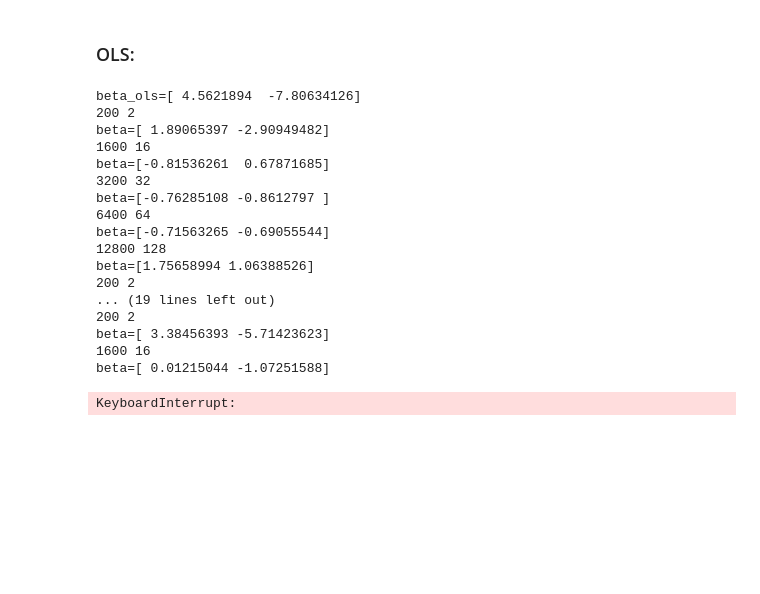
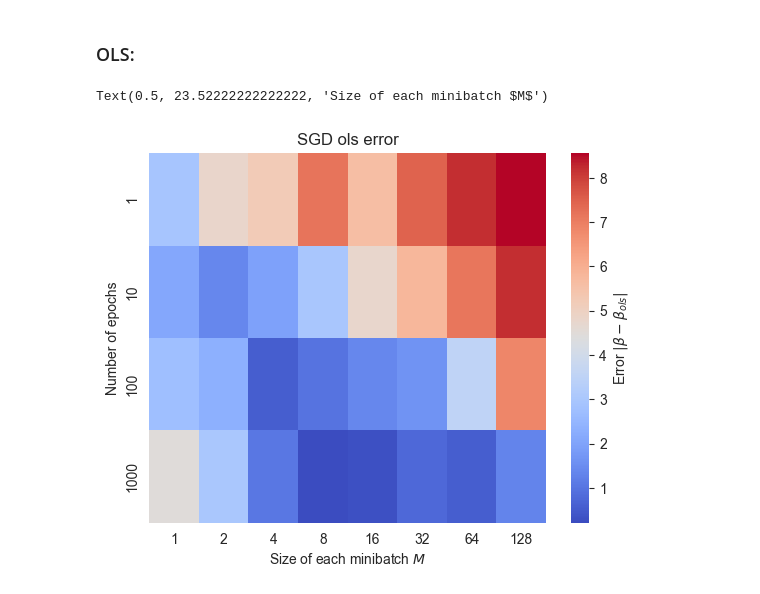
Before and after one commit to LassePladsen/FYS-STK3155-4155, a Jupyter notebook: Weekly exercises/41/Week 41 Lasse Pladsen.ipynb, the cells around one changed output. Saved outputs shown, nothing was run; the diff lists cells and outputs as text; code cells hidden in the pictures; blank space fills up the shorter version.

```diff
--- a/Weekly exercises/41/Week 41 Lasse Pladsen.ipynb
+++ b/Weekly exercises/41/Week 41 Lasse Pladsen.ipynb
@@ -361,51 +363,51 @@ Again I'm not sure this is correct.
 ### OLS:
 # %%
 # SDG parameters
-M_vals = np.asarray([2, 16, 32, 64, 128])  # minibatch sizes
+M_vals = np.asarray([1, 2, 4, 8, 16, 32, 64, 128])  # size of each minibatch
 N_epoch_vals = [1, 10, 100, 1000]  # number of iterations over all the minibatches
 
-m_vals = (N * M_vals).astype(int)  # number of minibatches
-
+m_vals = (N / M_vals).astype(int)  # number of minibatches
 
 def learning_schedule(t):
     """Function for a scaling learning rate, it reduces over time/iterations."""
     t0 = 5
     t1 = 50
     return t0 / (t + t1)
 
 
-print(f"beta_ols={beta_ols.ravel()}")
-for N_epoch in N_epoch_vals:  # iterate through different epochs values
-    for k, m in enumerate(m_vals):  # then iterate through different values of total number of batches
-        M = M_vals[k]  # size of each minibatch
+errors = np.empty((M_vals.size, len(N_epoch_vals)))
+for j, N_epoch in enumerate(N_epoch_vals):  # iterate through different epochs values
+    # then iterate through different values of total number of batches m (and corresponding M)
+    for i, m in enumerate(m_vals):
+        M = M_vals[j]
         beta = rng.standard_normal((2, 1))  # create 2 random beta parameters [b_0, b_1]
 
         for epoch in range(N_epoch):  # then iterate through all different epoch values
-            for i in range(m):  # now do the ols calculation for the epoch iterations
+            for k in range(m):  # now do the GD calculation for each of the minibatches
+                # Pick a minibatch at random
                 random_index = M * rng.integers(m)
-                xi = X[random_index:random_index + M]
-                yi = y[random_index:random_index + M]
-                gradients = 2 / M * xi.T @ ((xi @ beta) - yi)
-                learn_rate = learning_schedule(epoch * m + i)
+                xk = X[random_index:random_index + M]
+                yk = y[random_index:random_index + M]
+
+                # Gradient descent on the random batch
+                gradients = 2 / M * xk.T @ ((xk @ beta) - yk)
+                learn_rate = learning_schedule(epoch * m + k)
                 beta -= learn_rate * gradients
-        print(m, M)
-        print(f"beta={beta.ravel()}")
+        errors[i, j] = np.max(abs(beta - beta_ols))
+
+# Error heatmap
+plt.figure()
+plt.title("SGD ols error")
+ax = sb.heatmap(
+        errors.T,
+        annot=False,
+        cmap="coolwarm",
+        xticklabels=M_vals,
+        yticklabels=N_epoch_vals,
+)
+ax.collections[0].colorbar.set_label(r"Error $|\beta - \beta_{ols}|$")
+plt.ylabel("Number of epochs")
+plt.xlabel("Size of each minibatch $M$")
 # %% [output]
-beta_ols=[ 4.5621894  -7.80634126]
-200 2
-beta=[ 1.89065397 -2.90949482]
-1600 16
-beta=[-0.81536261  0.67871685]
-3200 32
-beta=[-0.76285108 -0.8612797 ]
-6400 64
-beta=[-0.71563265 -0.69055544]
-12800 128
-beta=[1.75658994 1.06388526]
-200 2
-... (19 lines left out)
-200 2
-beta=[ 3.38456393 -5.71423623]
-1600 16
-beta=[ 0.01215044 -1.07251588]
+Text(0.5, 23.52222222222222, 'Size of each minibatch $M$')
-KeyboardInterrupt:
+[figure, added]
```
Also changed, not shown: parts of 9 cells of this notebook.
